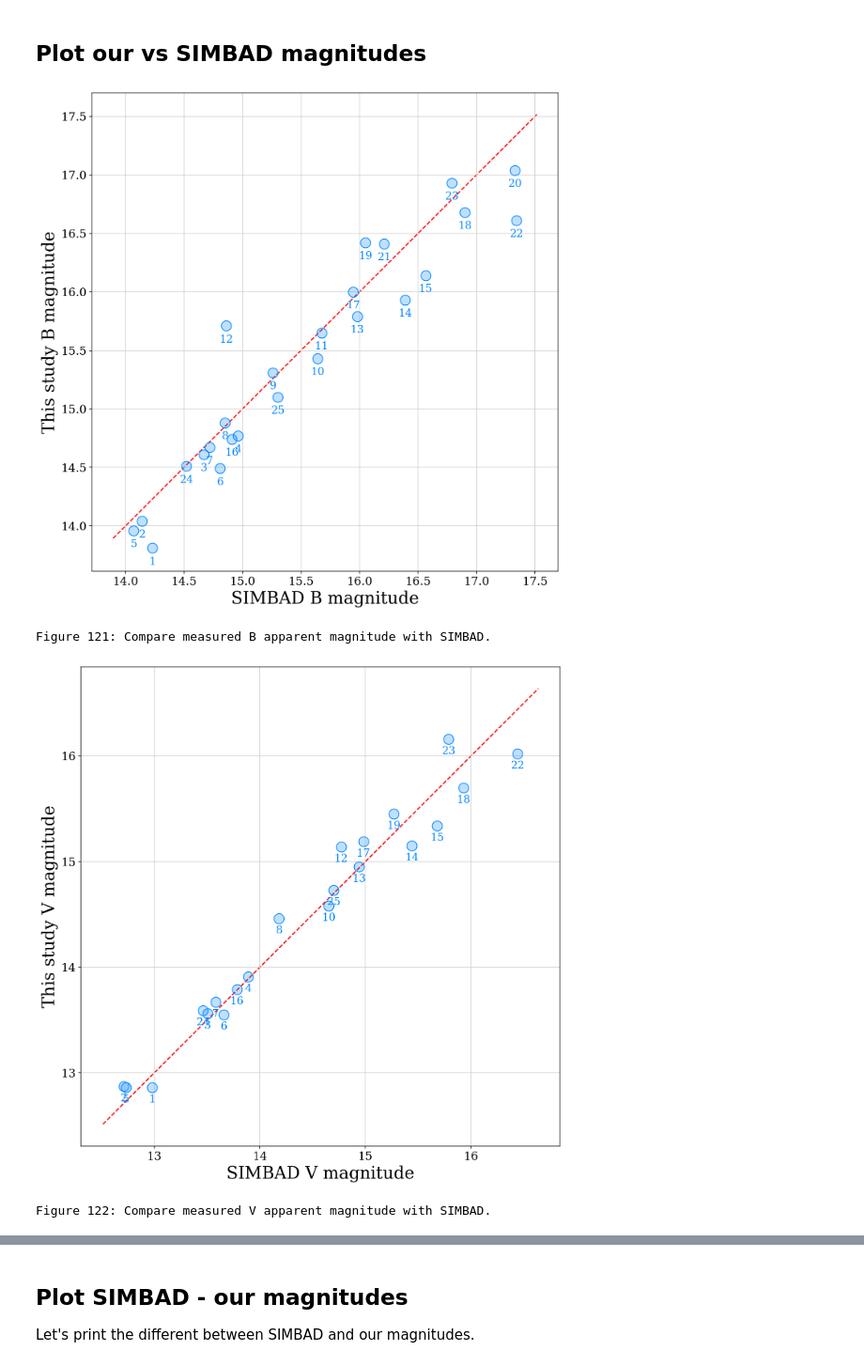
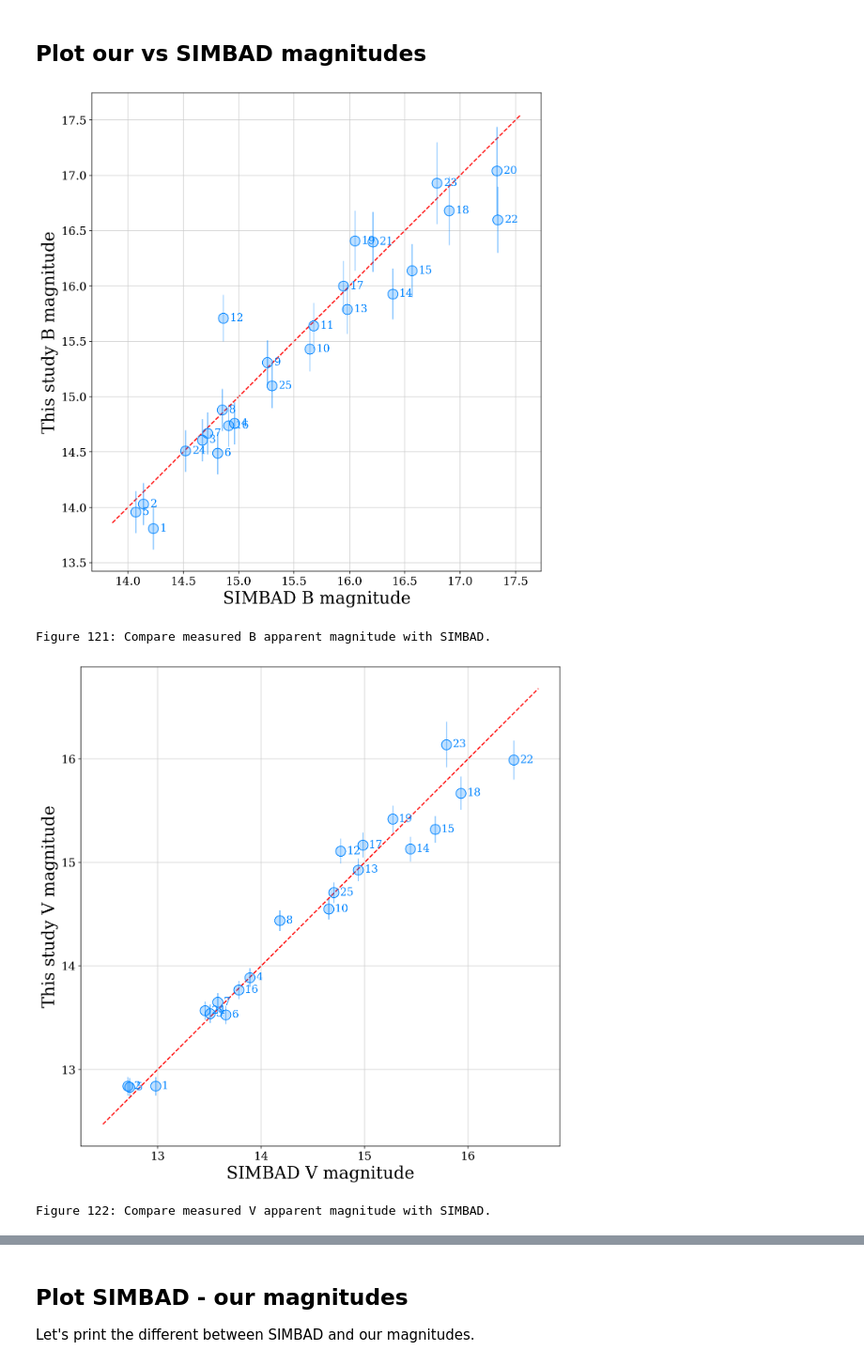
Before and after one commit to evgenyneu/asp3231_project, a Jupyter notebook: code/065_verify_magnitudes/verify_magnitudes.ipynb, the cells around one changed output, grey strips where cells are left out. Shown at 94% size. Cells and saved outputs as stored; diff of their text form; code cells hidden in the pictures.

```diff
--- a/code/065_verify_magnitudes/verify_magnitudes.ipynb
+++ b/code/065_verify_magnitudes/verify_magnitudes.ipynb
@@ -238,6 +238,8 @@ def plot_stars(image, positions, star_numbers, aperture_radius,
     plt.gca().invert_yaxis()
 
     plt.show()
+    print(title)
+    print()
 
 
 def load_check_stars(star_check_path, figure_number, aperture_radius):
@@ -282,8 +284,6 @@ def load_check_stars(star_check_path, figure_number, aperture_radius):
     # Read non-photometric image
     image = CCDData.read(image_path)
 
-    figure_number += 1
-
     title = (
         f"Figure {figure_number}: Stars selected for verification (green circles), {filter_name} filter. \n"
         "Red circles are the reference stars used for calculating magnitudes in photometric image."
@@ -309,7 +309,7 @@ def load_check_stars(star_check_path, figure_number, aperture_radius):
     return df_joined
 
 star_check_path = os.path.join("data", "star_check.csv")
-figure_number = 1
+figure_number = 115
 
 df_check_stars = load_check_stars(star_check_path=star_check_path,
                                   figure_number=figure_number, aperture_radius=8)
@@ -343,10 +345,12 @@ def plot_simbad_vs_our_mag(df, filter_name, figure_number, plot_dir, star_label_
     # Show scatter plots
     x_values = df[f"{filter_name}_mag_simbad"]
     y_values = df[f"{filter_name}_mag"]
+    y_errors = df[f"{filter_name}_mag_err"]
+    ax.errorbar(x_values, y_values, yerr=y_errors, fmt='none', ecolor="#0084ff70")
     ax.scatter(x_values, y_values, color="#0084ff40", edgecolor="#0084ff", zorder=2)
 
     for b_simbad, b_mag, no in zip(x_values, y_values, df["star_no"]):
-        ax.text(b_simbad, b_mag + star_label_offset, s=no, horizontalalignment='center', fontsize=14,
+        ax.text(b_simbad + star_label_offset, b_mag, s=no, verticalalignment='center', fontsize=14,
                color="#0084ff")
 
     # Plot diagonal
@@ -371,37 +375,38 @@ def plot_simbad_vs_our_mag(df, filter_name, figure_number, plot_dir, star_label_
     # Print cations
     title = f"Figure {figure_number}: Compare measured {filter_name.upper()} apparent magnitude with SIMBAD."
     print(title)
     print()
 
 
 figure_number = 120
 plot_dir = "images"
 
 # Calcualte B-V magnitude
 # -------
 
 df_check_stars["b-v_mag"] = df_check_stars["b_mag"] - df_check_stars["v_mag"]
+df_check_stars["b-v_mag_err"] = np.sqrt(df_check_stars["b_mag_err"]**2 - df_check_stars["v_mag_err"]**2)
 df_check_stars["b-v_mag_simbad"] = df_check_stars["b_mag_simbad"] - df_check_stars["v_mag_simbad"]
 
 # Show plot
 # -------
 
 plot_settings = [
-    dict(filter_name='B', star_label_offset=-0.14),
-    dict(filter_name='V', star_label_offset=-0.14),
-    dict(filter_name='B-V', star_label_offset=-0.06),
+    dict(filter_name='B', star_label_offset=0.06),
+    dict(filter_name='V', star_label_offset=0.06),
+    dict(filter_name='B-V', star_label_offset=0.02),
 ]
 
 for settings in plot_settings:
     figure_number += 1
 
     plot_simbad_vs_our_mag(df=df_check_stars,
                            filter_name=settings['filter_name'],
                            figure_number=figure_number,
                            star_label_offset=settings['star_label_offset'],
                            plot_dir=plot_dir)
 # %% [output]
-[figure, old version]
+[figure, new version]
 Figure 121: Compare measured B apparent magnitude with SIMBAD.
-[figure, old version]
+[figure, new version]
 Figure 122: Compare measured V apparent magnitude with SIMBAD.
```
Also changed, not shown: parts of 10 cells of this notebook, 7 other files.
